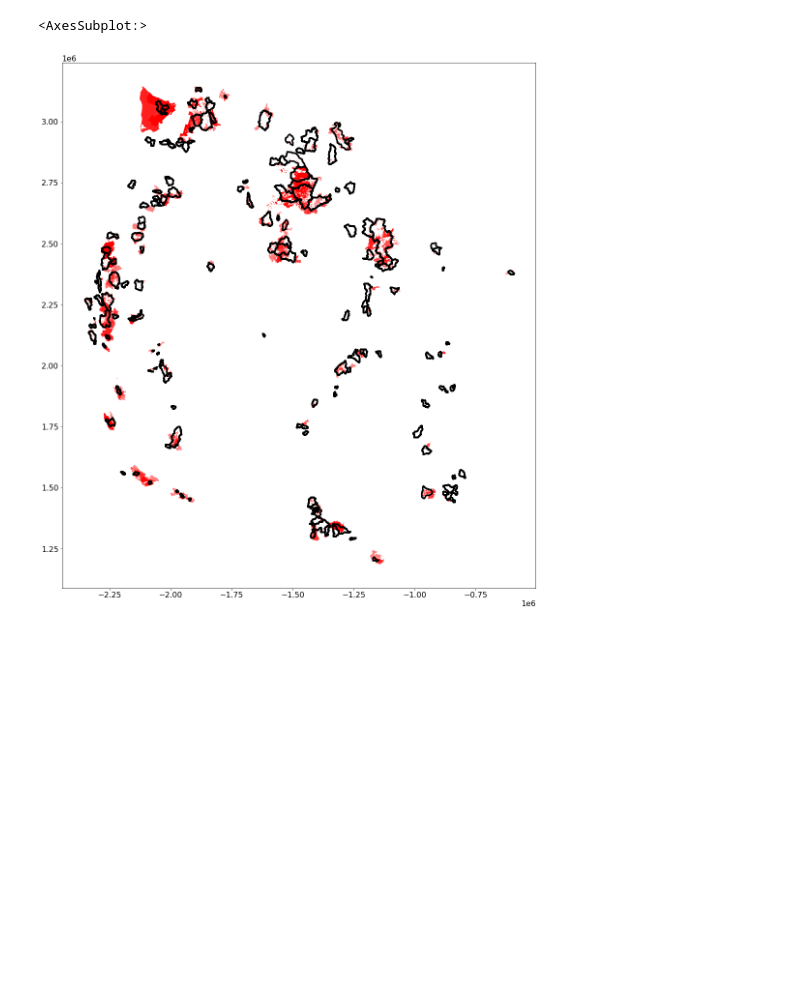
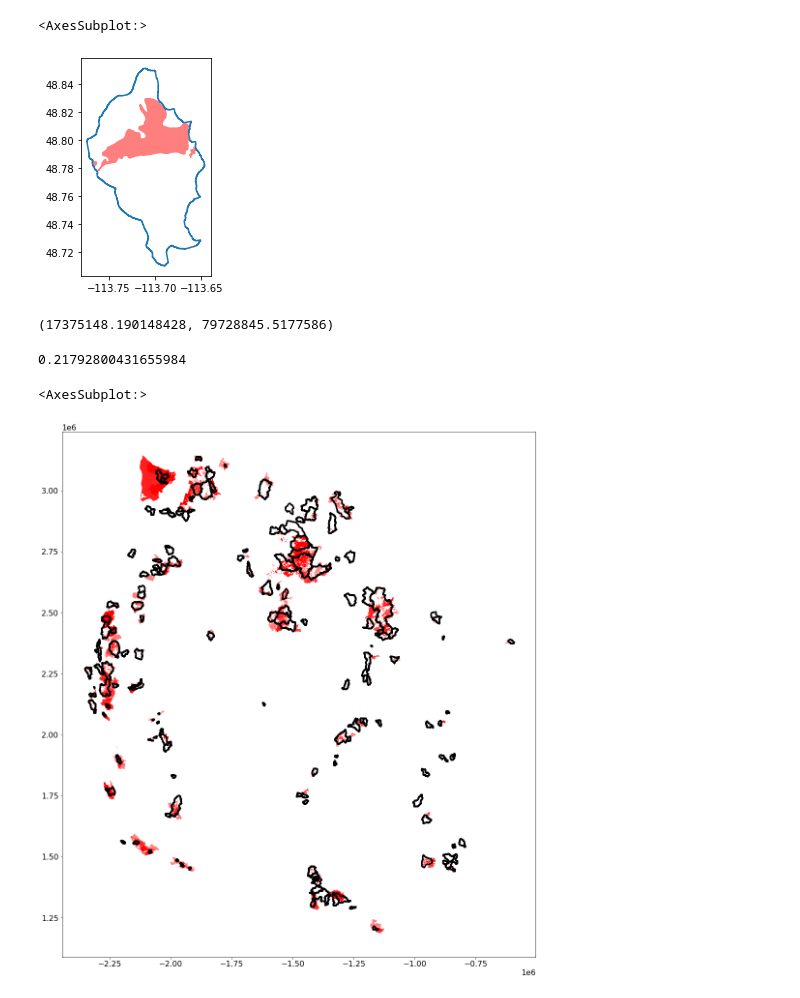
Before and after one commit to mariannecowherd/snow_fires, a Jupyter notebook: scripts/seasonal_snow_zone.ipynb, the cells around one changed output. Saved outputs shown, nothing was run; the diff lists cells and outputs as text; code cells hidden in the pictures; blank space fills up the shorter version.

```diff
--- a/scripts/seasonal_snow_zone.ipynb
+++ b/scripts/seasonal_snow_zone.ipynb
@@ -24,5 +35,29 @@ os.chdir(homedir)
 wgs_crs = crs.CRS('epsg:4326')
 use_crs = wgs_crs
+# %%
+## load fire data
+rawdatadir = '/home/marianne/Documents/snow_fires_data/'
+datadir = '/home/marianne/Documents/snow_fires/data/'
+
+# wfigs 2021 fires perimeters
+'''wfigs21 = gpd.read_file(rawdatadir + 'InteragencyPerimeters2021/FH_Perimeter.shp').to_crs(wgs_crs)
+# interagency historic record fire preimeters
+fires_allyears = gpd.read_file(rawdatadir + 'Interagency_Fire_Perimeter_History/InteragencyFirePerimeterHistory.shp').to_crs(wgs_crs)
+
+gages_metadata = gpd.read_file(rawdatadir + 'snow_fires_data/gages_metadata.gdf').to_crs(wgs_crs)
+fires_allyears = gpd.read_file(rawdatadir + 'snow_fires_data/fires_allyears.gdf').to_crs(wgs_crs)
+bas_all = gpd.read_file(rawdatadir + 'snow_fires_data/bas_all.gdf').to_crs(wgs_crs)
+gaged_basins_gdf = gpd.read_file(rawdatadir + 'snow_fires_data/gaged_basins_gdf.gdf').to_crs(wgs_crs)
+snowzone = gpd.read_file(rawdatadir + 'snowzone/snowzone.shp').to_crs(wgs_crs)'''
+
+with open(datadir + 'gaged_basins.pickle', 'rb') as handle:
+    gaged_basins = pickle.load(handle)
+
+with open(datadir + 'streamflow_metadata.pickle', 'rb') as handle:
+    streamflow_metadata = pickle.load(handle)
+
+with open(datadir + 'target_basins.pickle', 'rb') as handle:
+    target_basins = pickle.load(handle)
 # %%
 from load_data import *
 ## gives fires_allyears, wfigs20, gages_metadata, bas_all, gaged_basins_gdf, snowzone
@@ -52,3 +220,18 @@ plt.show()
+# %%
+fig,ax=plt.subplots()
+gaged_basins.loc[gaged_basins.GAGE_ID==i].boundary.plot(ax=ax)
+fires_in.plot(ax=ax,alpha=0.5,color='red')
+# %% [output]
+<AxesSubplot:>
+[figure, added]
+# %%
+np.sum(fires_in.to_crs('epsg:5070').area), np.nansum(gaged_basins.loc[gaged_basins.GAGE_ID==i].to_crs('epsg:5070').area)
+# %% [output]
+(17375148.190148428, 79728845.5177586)
+# %%
+np.sum(fires_in.to_crs('epsg:5070').area)/np.nansum(gaged_basins.loc[gaged_basins.GAGE_ID==i].to_crs('epsg:5070').area) # percent burned!!
+# %% [output]
+0.21792800431655984
 # %%
 ## binning: accumulation vs melt. elevation, latitude. try to disentangle accumulation vs melt. derive some metrics? slope
 ## keithe musselman triangle model for snow slope
```
Also changed, not shown: parts of 12 cells of this notebook, 1 other file.
